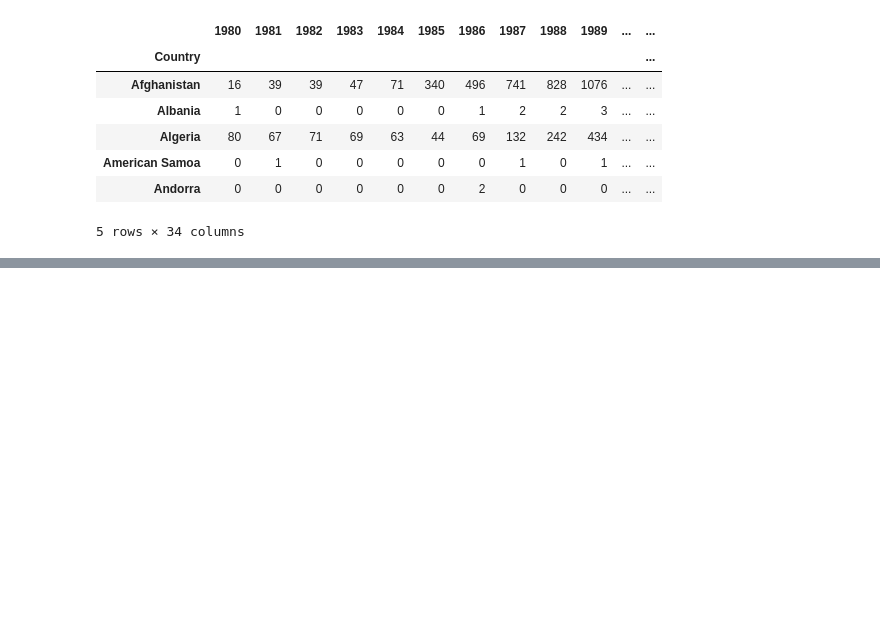
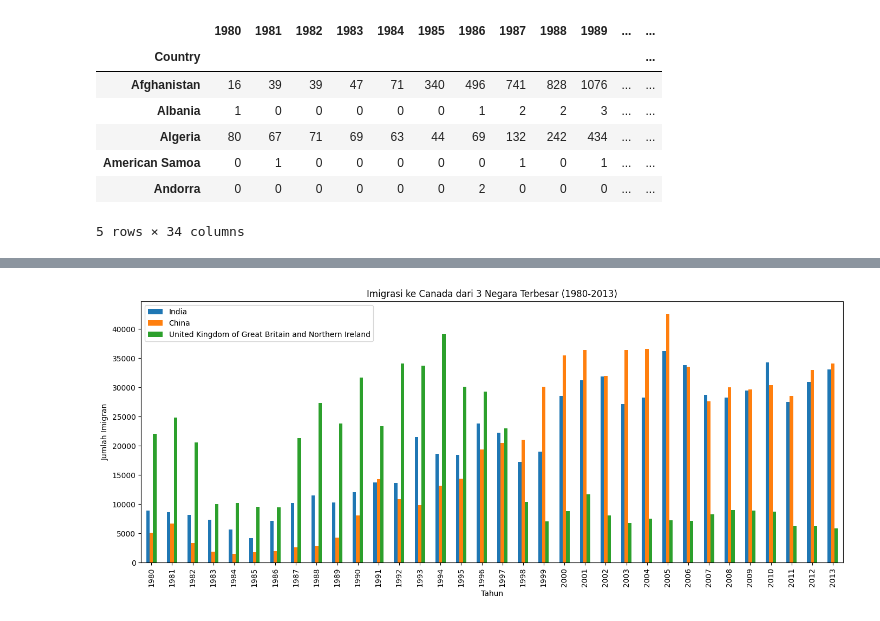
Before and after one commit to izamrosiawan/ss-code-semester-3, a Jupyter notebook: infrastruktur-dan-platform-untuk-sains-data/minggu-5/posttest-5/posttest-5-izamrosiawan.ipynb, the cells around one changed output, grey strips where cells are left out. Saved outputs shown, nothing was run; the diff lists cells and outputs as text; code cells hidden in the pictures; blank space fills up the shorter version.

```diff
--- a/infrastruktur-dan-platform-untuk-sains-data/minggu-5/posttest-5/posttest-5-izamrosiawan.ipynb
+++ b/infrastruktur-dan-platform-untuk-sains-data/minggu-5/posttest-5/posttest-5-izamrosiawan.ipynb
@@ -54,4 +54,14 @@ NaN                                                      515059
 Name: Total, dtype: int64
+# %%
+df_canada.loc[top5_countries, years].transpose().plot(kind='bar', figsize=(14,6))
+plt.title('Imigrasi ke Canada dari 3 Negara Terbesar (1980-2013)')
+plt.xlabel('Tahun')
+plt.ylabel('Jumlah Imigran')
+plt.legend(top5_countries)
+plt.tight_layout()
+plt.show()
+# %% [output]
+[figure, added]
 # %%
 # Visualisasi: Imigran per tahun dari 5 negara terbesar
 years = list(range(1980, 2014))
```
Also changed, not shown: parts of 2 cells of this notebook, 1 other file.
